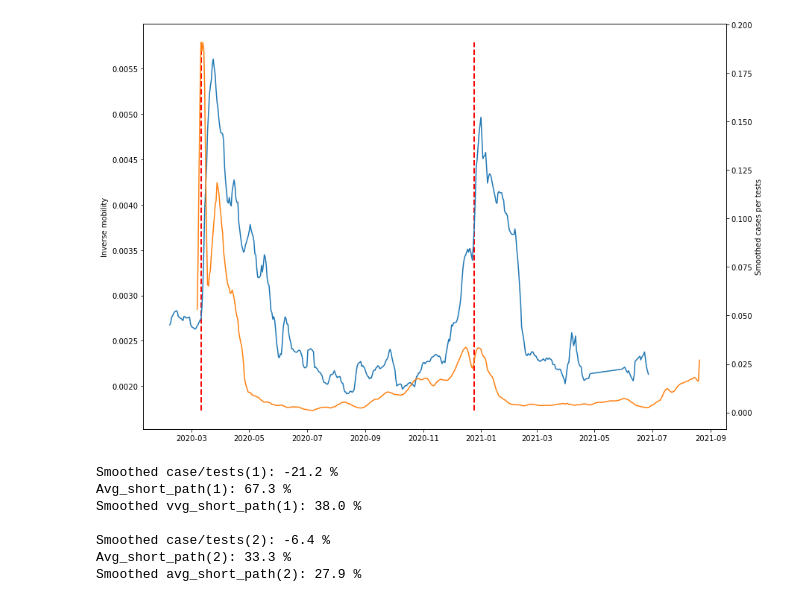
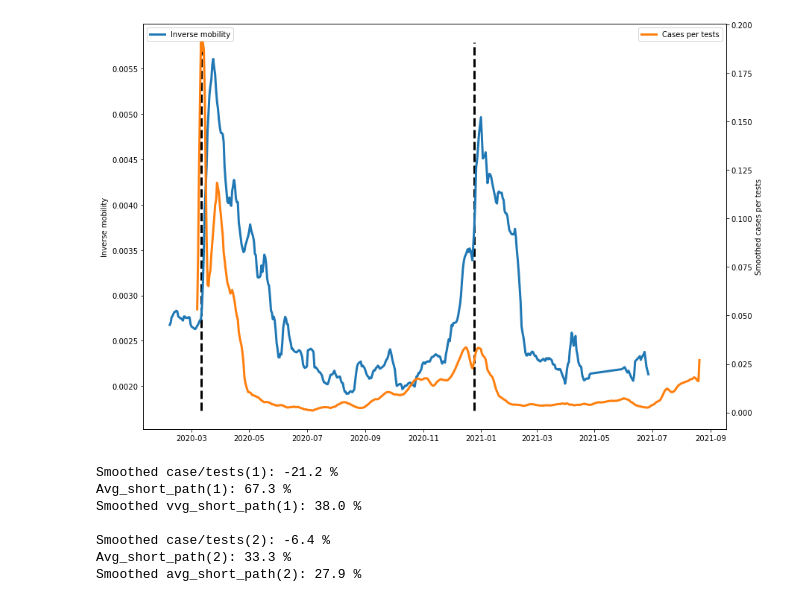
Before and after one commit to DanielAndreasen/covid-datathon21-mobility, a Jupyter notebook: notebooks/first_approach.ipynb, the cells around one changed output. Drawn from its saved outputs; the diff is of its cells as text; code cells hidden in the pictures.

```diff
--- a/notebooks/first_approach.ipynb
+++ b/notebooks/first_approach.ipynb
@@ -34,20 +36,17 @@ cpt = get_cases_per_tests('../data/Municipality_cases_time_series.csv', '../data
 smoothed_c_per_t = cpt.cases_per_tests.rolling(window=7).mean()
 # %%
 fig, ax1 = plt.subplots(figsize=(14, 10))
-ax1.plot(days, pd.Series(dist).rolling(window=7).mean())
+ax1.plot(days, pd.Series(dist).rolling(window=7).mean(), lw=3, label='Inverse mobility')
 ax1.set_ylabel('Inverse mobility')
-ylims = ax1.get_ylim()
-ax1.vlines(doi, *ylims, color='r', linewidth=2, linestyle='--')
-#plt.vlines(doi[0] + datetime.timedelta(days=7), *ylims, color='y');
-#plt.vlines(doi[0] + datetime.timedelta(days=14), *ylims, color='g');
-#plt.vlines(doi[1] + datetime.timedelta(days=7), *ylims, color='y');
-#plt.vlines(doi[1] + datetime.timedelta(days=14), *ylims, color='g');
+ax1.vlines(doi, *ax1.get_ylim(), color='k', linewidth=3, linestyle='--')
 ax2 = ax1.twinx()
-ax2.plot(pd.to_datetime(cpt.index), smoothed_c_per_t, c='C1')
+ax2.plot(pd.to_datetime(cpt.index), smoothed_c_per_t, c='C1', lw=3, label='Cases per tests')
 ax2.set_ylabel('Smoothed cases per tests')
+ax1.legend(loc=2)
+ax2.legend(loc=1)
 plt.savefig('../presentation/figures/cpt_mobility.png')
 # %% [output]
-[figure, old version]
+[figure, new version]
 # %%
 print('Smoothed case/tests(1):', get_perc(cpt.index, smoothed_c_per_t, (7, 14), doi[0]), '%')
 print('Avg_short_path(1):', get_perc(days, dist, (-7, 7), doi[0]), '%')
```
Also changed, not shown: parts of 1 cell of this notebook, 4 other files.
